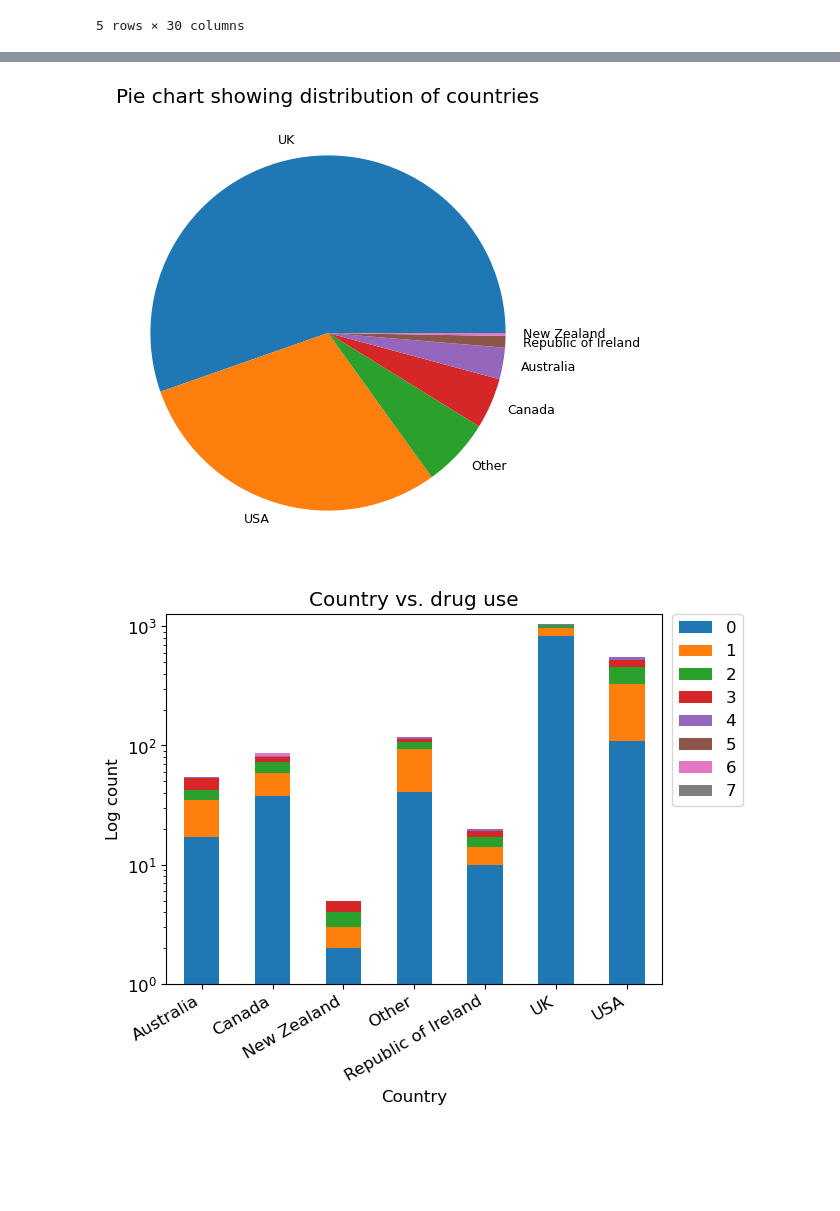
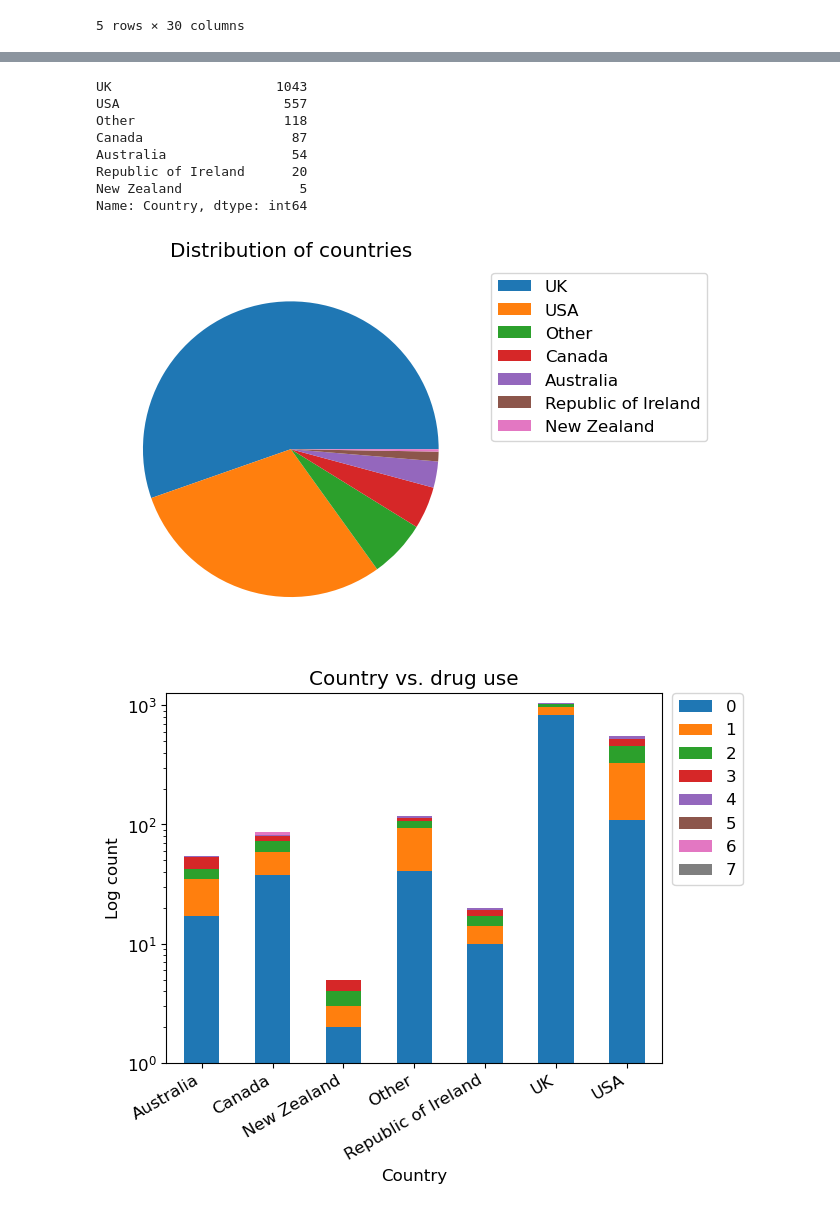
Before and after one commit to CynthiaCZ/DATA1030_project, a Jupyter notebook: src/EDA.ipynb, the cells around one changed output, grey strips where cells are left out. Cells and saved outputs as stored; diff of their text form; code cells hidden in the pictures; blank space fills up the shorter version.

```diff
--- a/src/EDA.ipynb
+++ b/src/EDA.ipynb
@@ -273,13 +273,24 @@ plt.show()
 # %%
-df['Country'].value_counts().plot(kind='pie',textprops={'fontsize': 9})
-plt.tight_layout()
+print(df['Country'].value_counts())
+plot, texts = plt.pie(df['Country'].value_counts())
+
+legends = ['UK', 'USA', 'Other', 'Canada', 'Australia', 'Republic of Ireland', 'New Zealand']
+plt.legend(plot, legends, bbox_to_anchor=(1.02, 1), loc='upper left')
 plt.xlabel('')
 plt.ylabel('')
-plt.title('Pie chart showing distribution of countries')
+plt.title('Distribution of countries')
 plt.savefig('../figures/country_pie.png', bbox_inches = "tight")
 plt.show()
 # %% [output]
+UK                     1043
+USA                     557
+Other                   118
+Canada                   87
+Australia                54
+Republic of Ireland      20
+New Zealand               5
+Name: Country, dtype: int64
-[figure, old version]
+[figure, new version]
 # %%
 transformed_df_country = pd.concat([transformed_df,df['Country']], axis = 1)
 Country_NumIllegal = transformed_df_country.groupby(['Country', 'NumIllegal']).size().unstack(fill_value=0)
```
Also changed, not shown: parts of 13 cells of this notebook, 12 other files.
